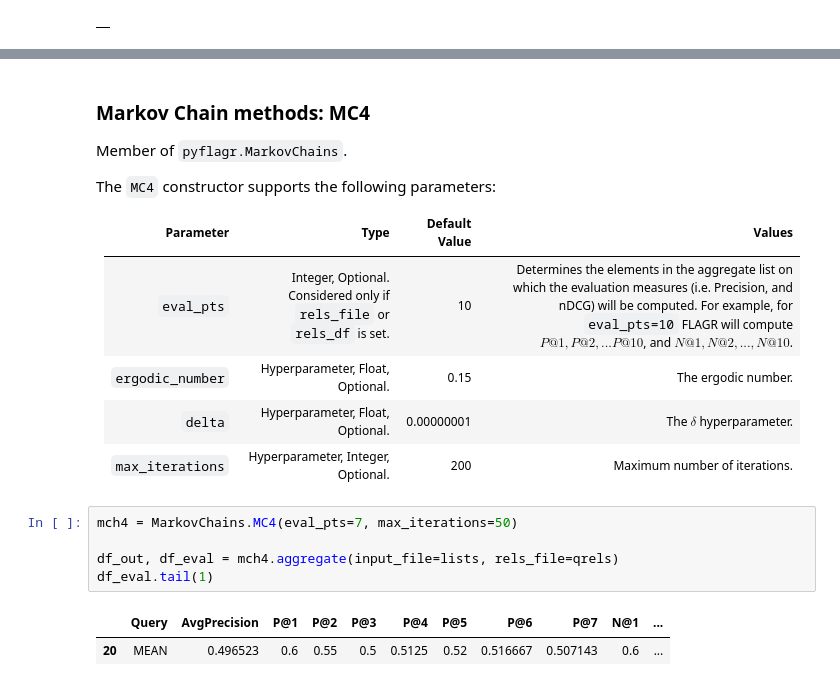
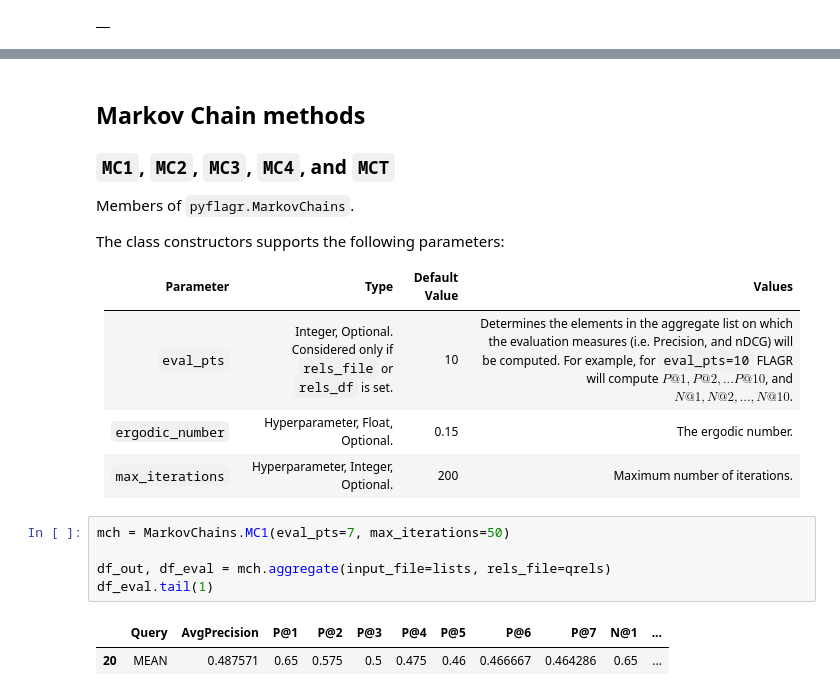
Before and after one commit to lakritidis/FLAGR, a Jupyter notebook: README.ipynb, the cells around one changed output, grey strips where cells are left out. Cells and saved outputs as stored; diff of their text form.

```diff
--- a/README.ipynb
+++ b/README.ipynb
@@ -276,21 +293,22 @@ df_eval.tail(1)
 # %% [markdown]
-### Markov Chain methods: MC4
+## Markov Chain methods
 
-Member of `pyflagr.MarkovChains`.
+### `MC1`, `MC2`, `MC3`, `MC4`, and `MCT`
 
-The `MC4` constructor supports the following parameters:
+Members of `pyflagr.MarkovChains`.
+
+The class constructors supports the following parameters:
 
 | Parameter      | Type        | Default Value  | Values |
 | :------------- | :---------- | :--------------| :------|
 | `eval_pts` | Integer, Optional. Considered only if `rels_file` or `rels_df` is set. | 10 | Determines the elements in the aggregate list on which the evaluation measures (i.e. Precision, and nDCG) will be computed. For example, for `eval_pts=10` FLAGR will compute $P@1, P@2, ... P@10$, and $N@1, N@2, ..., N@10$. |
 | `ergodic_number` | Hyperparameter, Float, Optional. | 0.15    | The ergodic number.  |
-| `delta` | Hyperparameter, Float, Optional. | 0.00000001 | The $\delta$ hyperparameter.        |
 | `max_iterations` | Hyperparameter, Integer, Optional. | 200    | Maximum number of iterations. |
 # %%
-mch4 = MarkovChains.MC4(eval_pts=7, max_iterations=50)
+mch = MarkovChains.MC1(eval_pts=7, max_iterations=50)
 
-df_out, df_eval = mch4.aggregate(input_file=lists, rels_file=qrels)
+df_out, df_eval = mch.aggregate(input_file=lists, rels_file=qrels)
 df_eval.tail(1)
 # %% [output]
 |  | Query | AvgPrecision | P@1 | P@2 | P@3 | P@4 | P@5 | P@6 | P@7 | N@1 | ... |
-| 20 | MEAN | 0.496523 | 0.6 | 0.55 | 0.5 | 0.5125 | 0.52 | 0.516667 | 0.507143 | 0.6 | ... |
+| 20 | MEAN | 0.487571 | 0.65 | 0.575 | 0.5 | 0.475 | 0.46 | 0.466667 | 0.464286 | 0.65 | ... |
```
Also changed, not shown: parts of 35 cells of this notebook, 2 other files.
